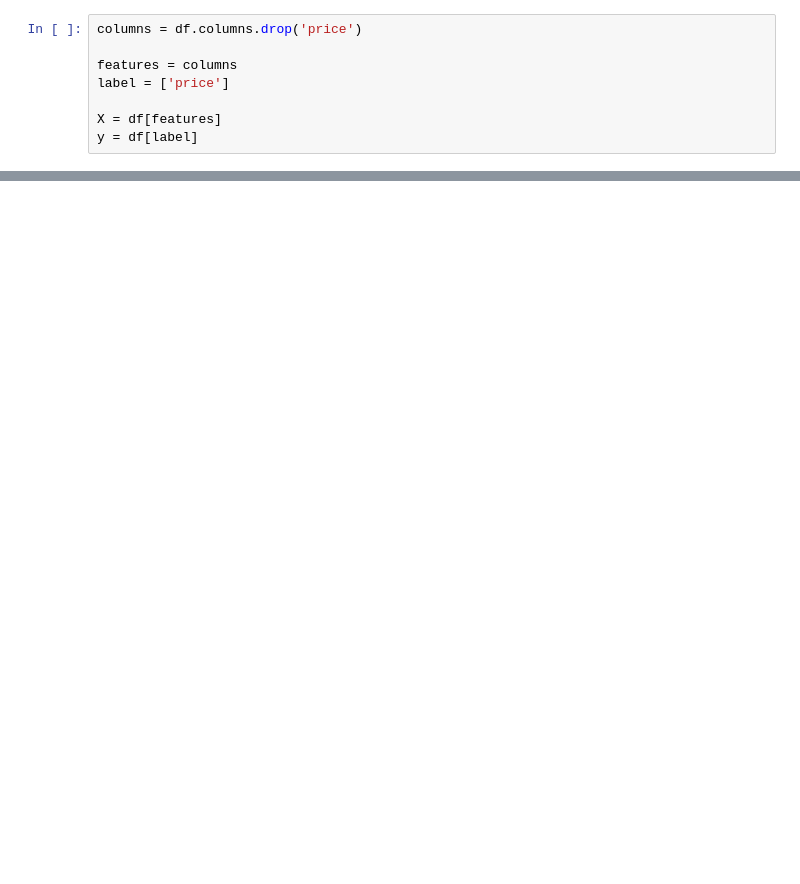
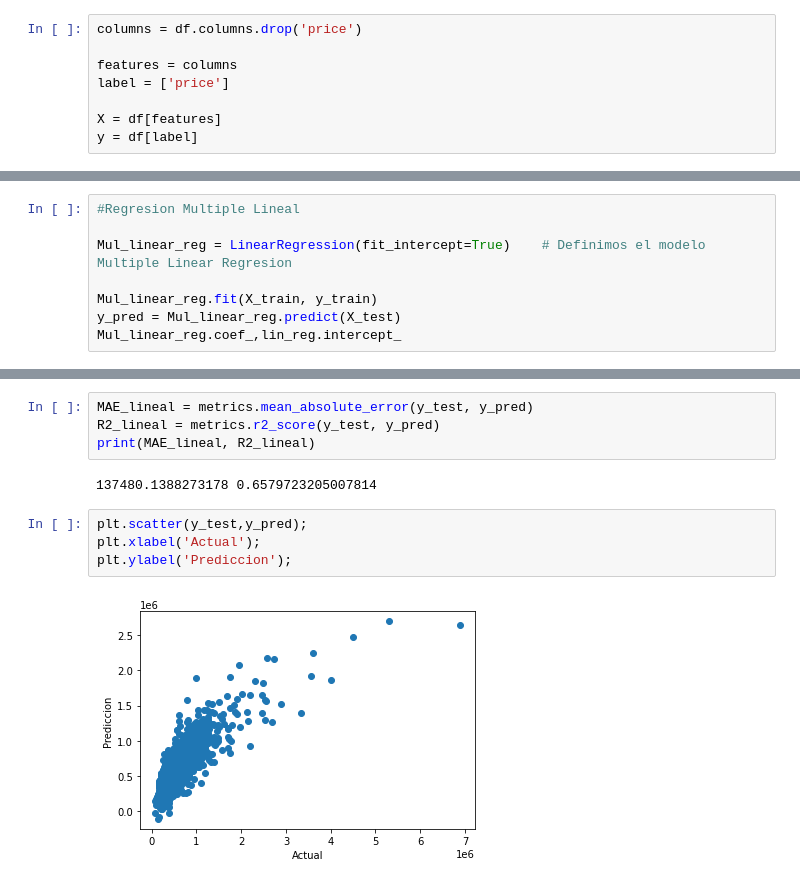
Before and after one commit to PosgradoMNA/actividades-de-aprendizaje-JulioperezA01793880, a Jupyter notebook: JulioperezA01793880_Regresion_lineal_polinomial.ipynb, the cells around one changed output, grey strips where cells are left out. Drawn from its saved outputs; the diff is of its cells as text; blank space fills up the shorter version.

```diff
--- a/JulioperezA01793880_Regresion_lineal_polinomial.ipynb
+++ b/JulioperezA01793880_Regresion_lineal_polinomial.ipynb
@@ -526,0 +669,8 @@ print(f'Tamaño del X_test: {X_test.shape}')
+# %%
+#Regresion Multiple Lineal
+
+Mul_linear_reg = LinearRegression(fit_intercept=True)    # Definimos el modelo Multiple Linear Regresion
+
+Mul_linear_reg.fit(X_train, y_train)
+y_pred = Mul_linear_reg.predict(X_test)
+Mul_linear_reg.coef_,lin_reg.intercept_
@@ -526,0 +692,12 @@ print(f'Tamaño del X_test: {X_test.shape}')
+# %%
+MAE_lineal = metrics.mean_absolute_error(y_test, y_pred)
+R2_lineal = metrics.r2_score(y_test, y_pred)
+print(MAE_lineal, R2_lineal)
+# %% [output]
+137480.1388273178 0.6579723205007814
+# %%
+plt.scatter(y_test,y_pred);
+plt.xlabel('Actual');
+plt.ylabel('Prediccion');
+# %% [output]
+[figure, added]
```
Also changed, not shown: parts of 33 cells of this notebook.
